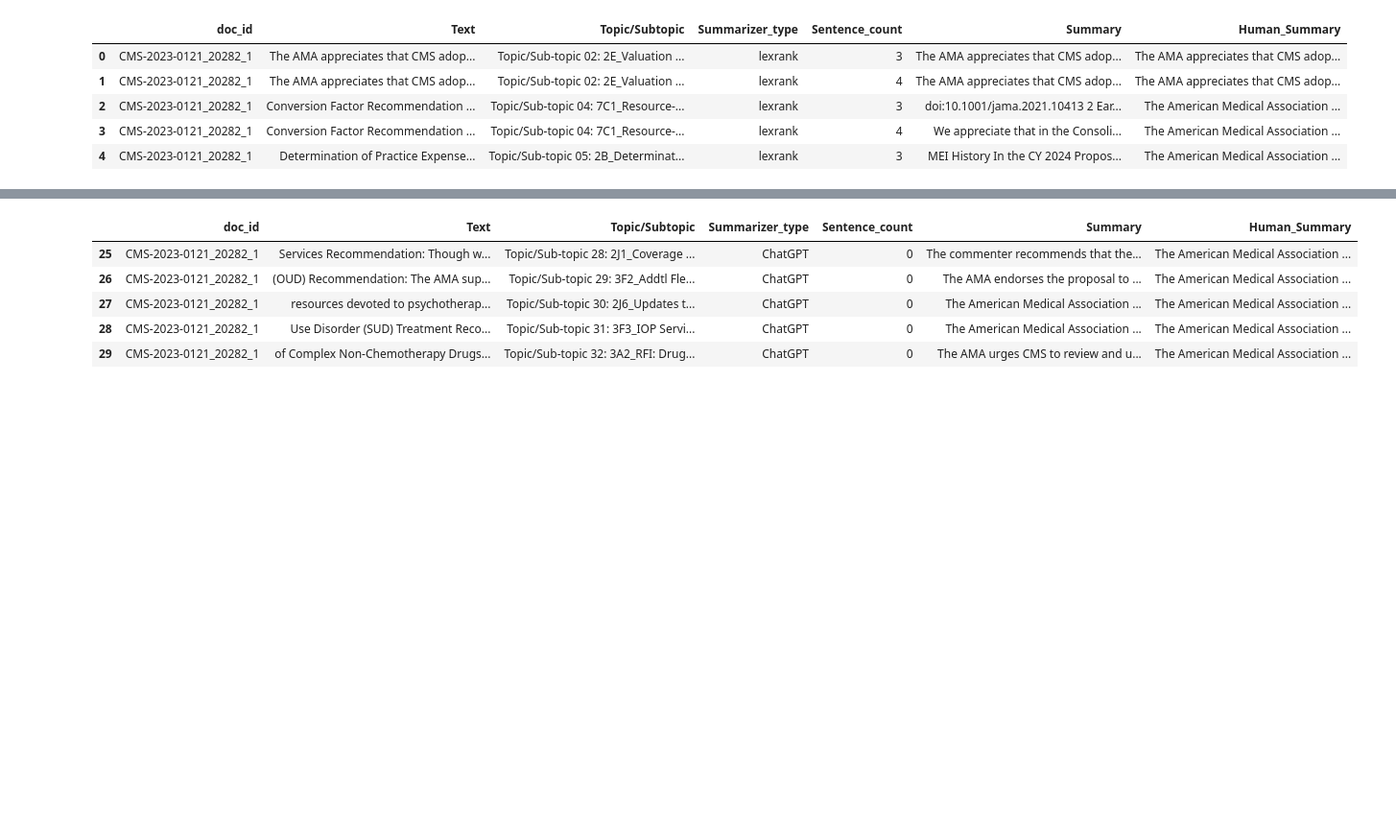
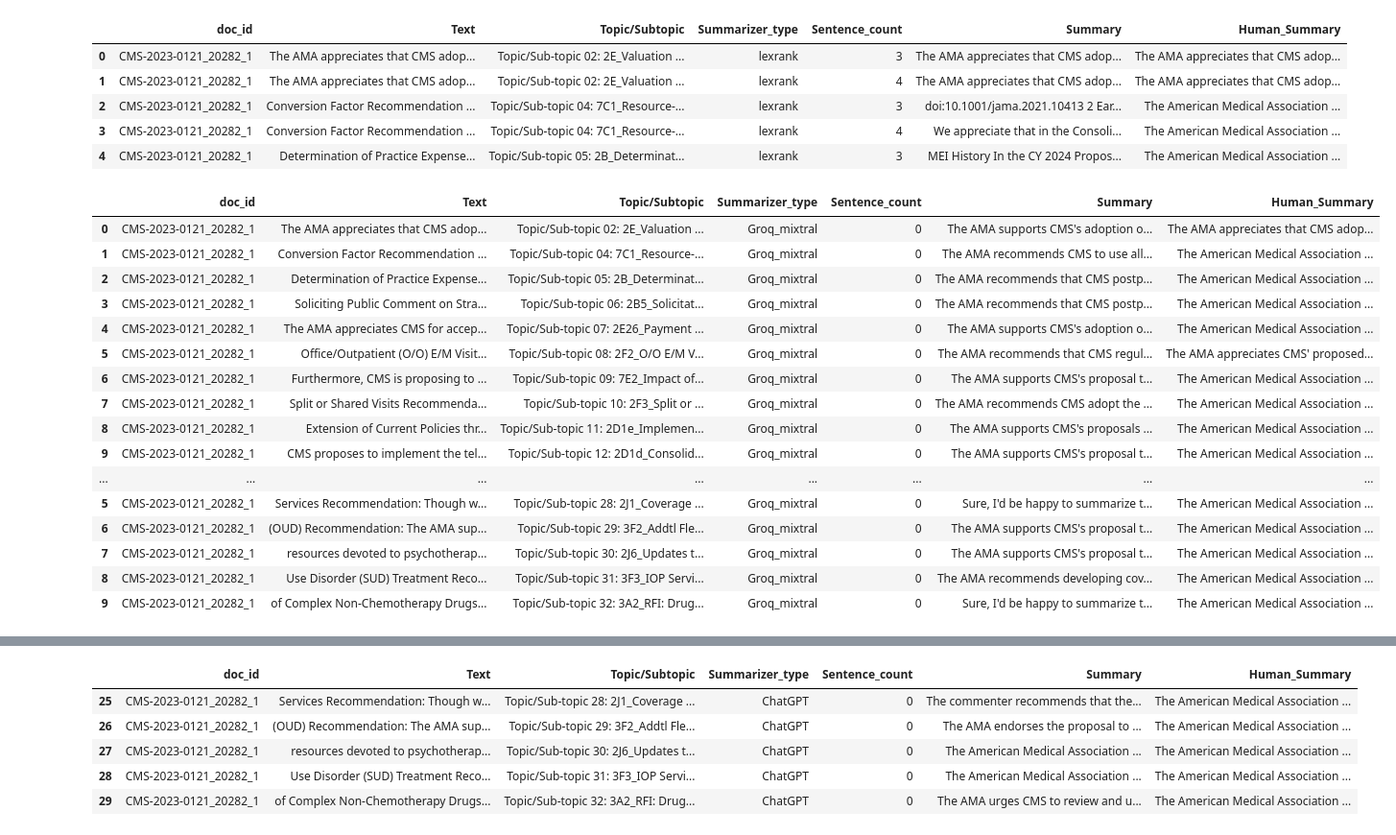
Before and after one commit to dscott-tantustech/ab_test_guide_in_python, a Jupyter notebook: Text_Summarization_Sprint22.ipynb, the cells around one changed output, grey strips where cells are left out. Shown: that part at 96% size. Drawn from its saved outputs; the diff is of its cells as text; code cells hidden in the pictures; blank space fills up the shorter version.

```diff
--- a/Text_Summarization_Sprint22.ipynb
+++ b/Text_Summarization_Sprint22.ipynb
@@ -465,11 +465,32 @@ groq_summary_df_1.to_excel('groq_summary_df_1.xlsx', index=False)
 # %%
 #Modeul 7B: Upload and combine the summary output into s single data frame called groq_summary_df
 groq_summary_df=pd.DataFrame(columns=["doc_id","Text", "Topic/Subtopic", "Summarizer_type", "Sentence_count", "Summary","Human_Summary"])
 
+groq_summary_df_1 = pd.read_excel("groq_summary_df_1.xlsx")
 groq_summary_df=groq_summary_df.append(groq_summary_df_1)
+
+groq_summary_df_2 = pd.read_excel("groq_summary_df_2.xlsx")
 groq_summary_df=groq_summary_df.append(groq_summary_df_2)
-#groq_summary_df.to_excel('groq_summary_df.xlsx', index=False)
+groq_summary_df.to_excel('groq_summary_df.xlsx', index=False)
 groq_summary_df
+# %% [output]
+|  | doc_id | Text | Topic/Subtopic | Summarizer_type | Sentence_count | Summary | Human_Summary |
+| 0 | CMS-2023-0121_20282_1 | The AMA appreciates that CMS adop... | Topic/Sub-topic 02: 2E_Valuation ... | Groq_mixtral | 0 | The AMA supports CMS's adoption o... | The AMA appreciates that CMS adop... |
+| 1 | CMS-2023-0121_20282_1 | Conversion Factor Recommendation ... | Topic/Sub-topic 04: 7C1_Resource-... | Groq_mixtral | 0 | The AMA recommends CMS to use all... | The American Medical Association ... |
+| 2 | CMS-2023-0121_20282_1 | Determination of Practice Expense... | Topic/Sub-topic 05: 2B_Determinat... | Groq_mixtral | 0 | The AMA recommends that CMS postp... | The American Medical Association ... |
+| 3 | CMS-2023-0121_20282_1 | Soliciting Public Comment on Stra... | Topic/Sub-topic 06: 2B5_Solicitat... | Groq_mixtral | 0 | The AMA recommends that CMS postp... | The American Medical Association ... |
+| 4 | CMS-2023-0121_20282_1 | The AMA appreciates CMS for accep... | Topic/Sub-topic 07: 2E26_Payment ... | Groq_mixtral | 0 | The AMA supports CMS's adoption o... | The American Medical Association ... |
+| 5 | CMS-2023-0121_20282_1 | Office/Outpatient (O/O) E/M Visit... | Topic/Sub-topic 08: 2F2_O/O E/M V... | Groq_mixtral | 0 | The AMA recommends that CMS regul... | The AMA appreciates CMS' proposed... |
+| 6 | CMS-2023-0121_20282_1 | Furthermore, CMS is proposing to ... | Topic/Sub-topic 09: 7E2_Impact of... | Groq_mixtral | 0 | The AMA supports CMS's proposal t... | The American Medical Association ... |
+| 7 | CMS-2023-0121_20282_1 | Split or Shared Visits Recommenda... | Topic/Sub-topic 10: 2F3_Split or ... | Groq_mixtral | 0 | The AMA recommends CMS adopt the ... | The American Medical Association ... |
+| 8 | CMS-2023-0121_20282_1 | Extension of Current Policies thr... | Topic/Sub-topic 11: 2D1e_Implemen... | Groq_mixtral | 0 | The AMA supports CMS's proposals ... | The American Medical Association ... |
+| 9 | CMS-2023-0121_20282_1 | CMS proposes to implement the tel... | Topic/Sub-topic 12: 2D1d_Consolid... | Groq_mixtral | 0 | The AMA supports CMS's proposal t... | The American Medical Association ... |
+| ... | ... | ... | ... | ... | ... | ... | ... |
+| 5 | CMS-2023-0121_20282_1 | Services Recommendation: Though w... | Topic/Sub-topic 28: 2J1_Coverage ... | Groq_mixtral | 0 | Sure, I'd be happy to summarize t... | The American Medical Association ... |
+| 6 | CMS-2023-0121_20282_1 | (OUD) Recommendation: The AMA sup... | Topic/Sub-topic 29: 3F2_Addtl Fle... | Groq_mixtral | 0 | The AMA supports CMS's proposal t... | The American Medical Association ... |
+| 7 | CMS-2023-0121_20282_1 | resources devoted to psychotherap... | Topic/Sub-topic 30: 2J6_Updates t... | Groq_mixtral | 0 | The AMA supports CMS's proposal t... | The American Medical Association ... |
+| 8 | CMS-2023-0121_20282_1 | Use Disorder (SUD) Treatment Reco... | Topic/Sub-topic 31: 3F3_IOP Servi... | Groq_mixtral | 0 | The AMA recommends developing cov... | The American Medical Association ... |
+| 9 | CMS-2023-0121_20282_1 | of Complex Non-Chemotherapy Drugs... | Topic/Sub-topic 32: 3A2_RFI: Drug... | Groq_mixtral | 0 | Sure, I'd be happy to summarize t... | The American Medical Association ... |
 # %%
 # Module 8: ChatGPT
 #!pip install openai
```
Also changed, not shown: parts of 8 cells of this notebook.
